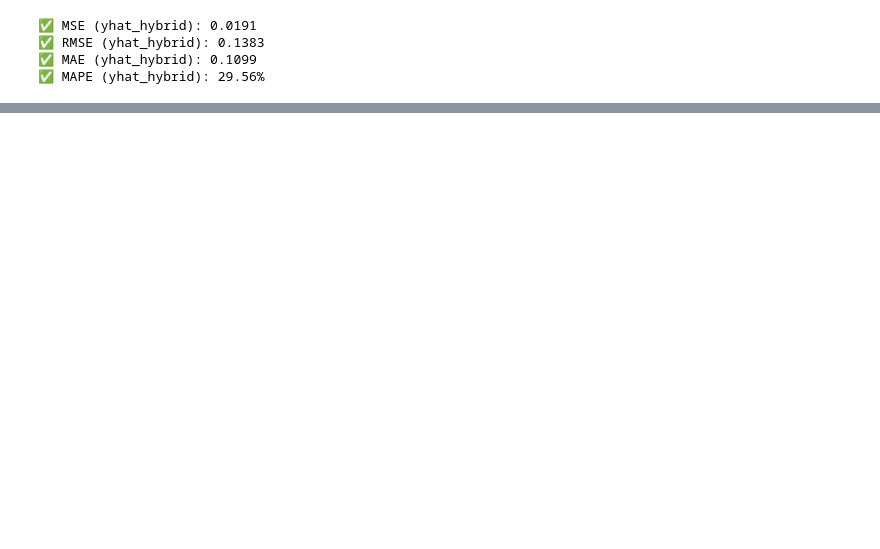
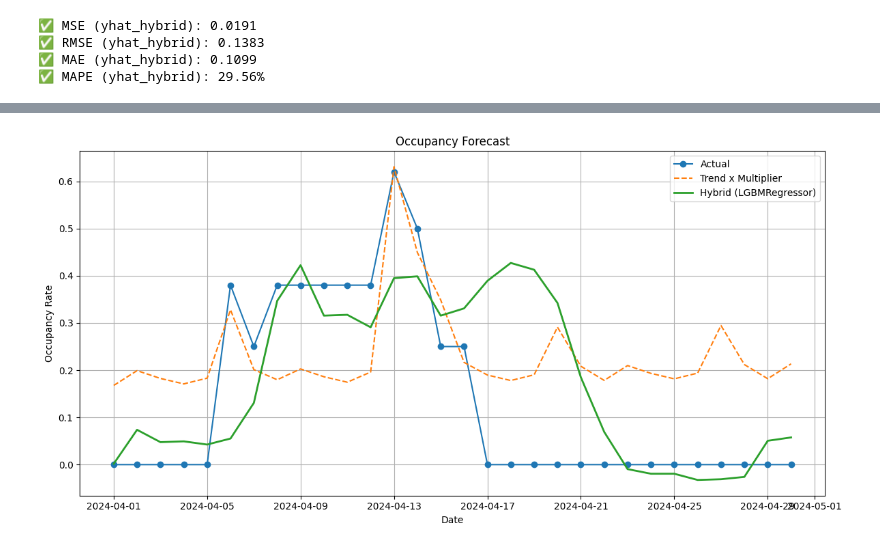
Before and after one commit to Theerat22/finotel, a Jupyter notebook: models/best_model.ipynb, the cells around one changed output, grey strips where cells are left out. Drawn from its saved outputs; the diff is of its cells as text; code cells hidden in the pictures; blank space fills up the shorter version.

```diff
--- a/models/best_model.ipynb
+++ b/models/best_model.ipynb
@@ -203,0 +236,15 @@ plt.show()
+# %%
+plt.figure(figsize=(12,6))
+plt.plot(test_df['ds'], test_df['y'], label='Actual', marker='o')
+# plt.plot(test_df['ds'], test_df['trend'], label='Prophet Trend', linestyle='--')
+plt.plot(test_df['ds'], test_df['yhat_combined'], label='Trend x Multiplier', linestyle='--')
+plt.plot(test_df['ds'], test_df['yhat_hybrid'], label='Hybrid (LGBMRegressor)', linewidth=2)
+plt.title('Occupancy Forecast')
+plt.xlabel("Date")
+plt.ylabel("Occupancy Rate")
+plt.legend()
+plt.grid(True)
+plt.tight_layout()
+plt.show()
+# %% [output]
+[figure, added]
```
Also changed, not shown: parts of 6 cells of this notebook, 9 other files.
